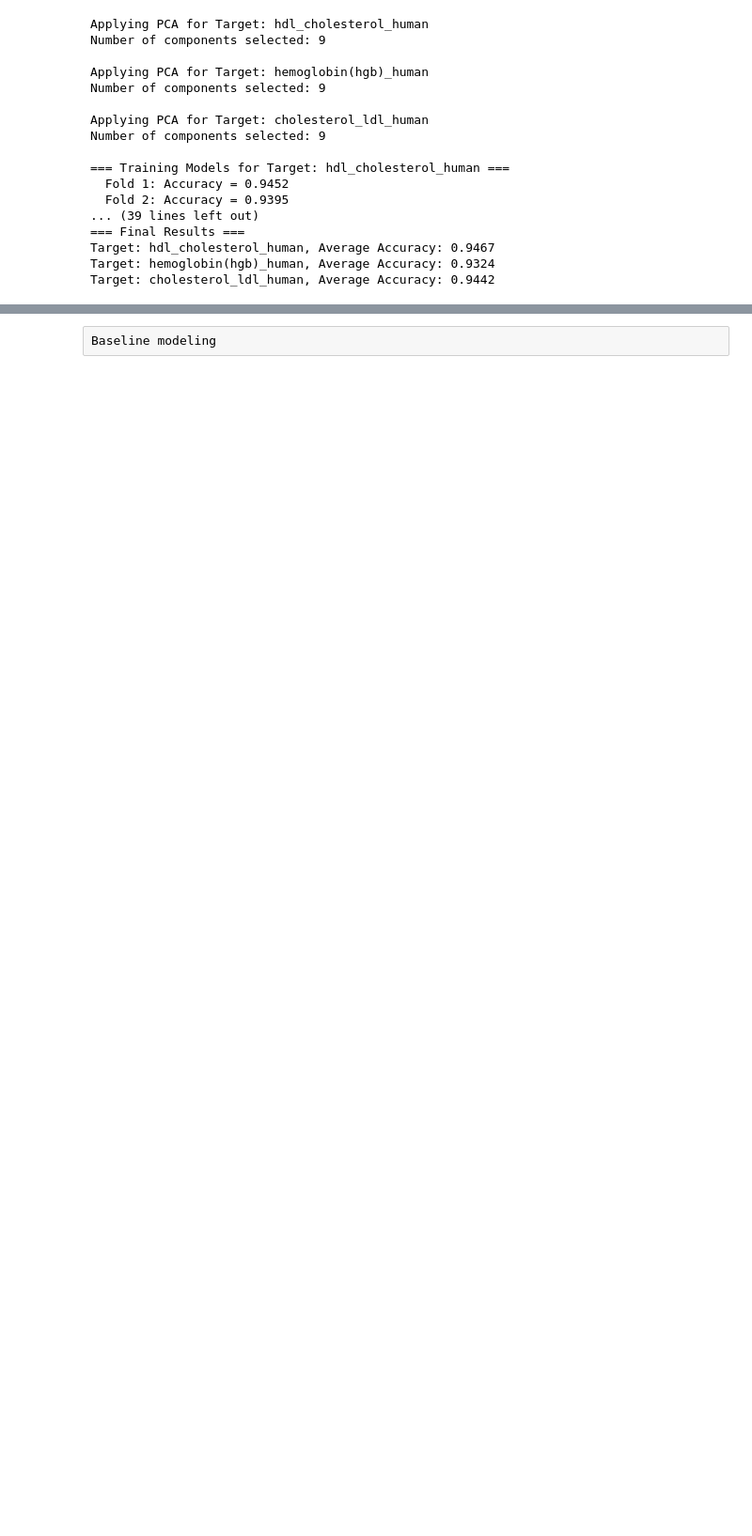
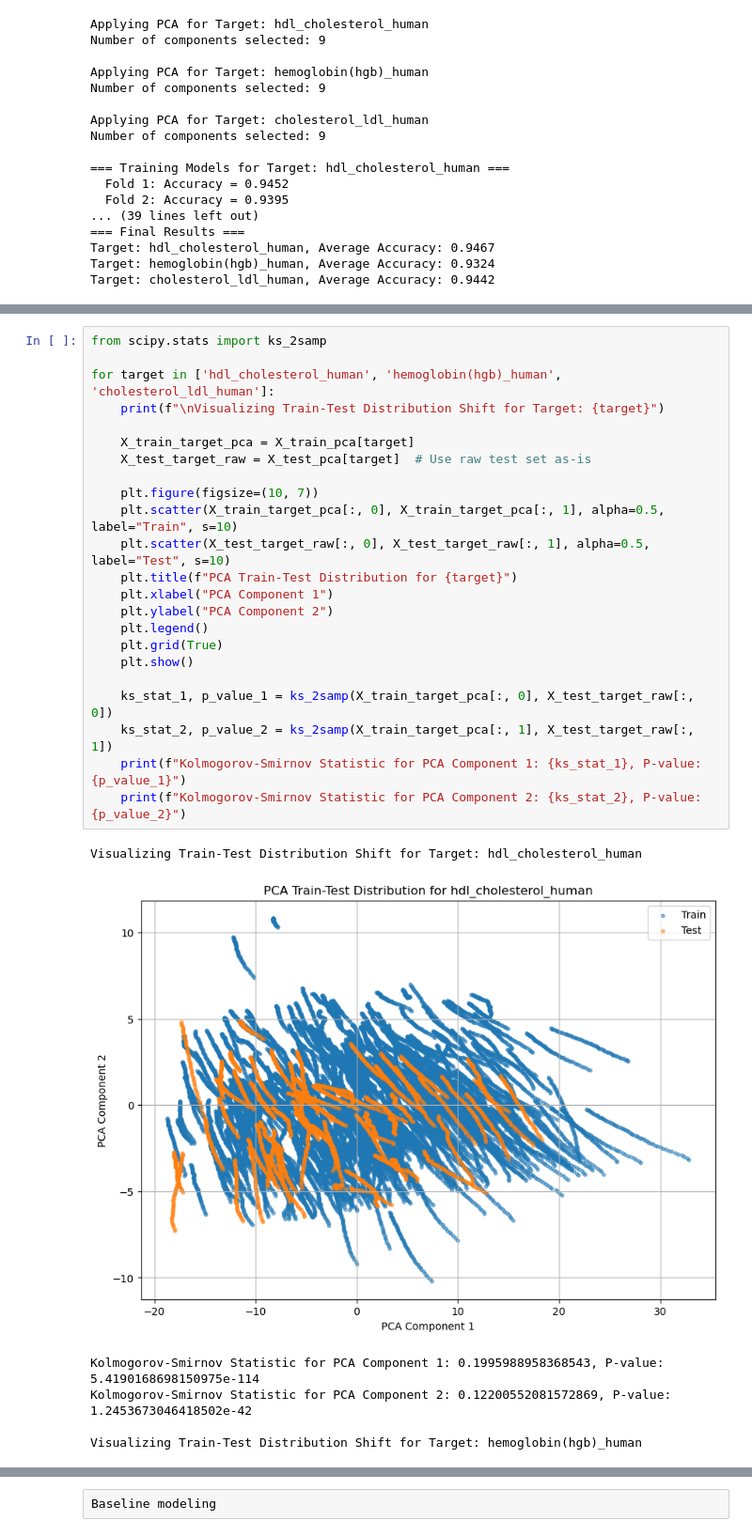
Before and after one commit to temgrom/DS-project, a Jupyter notebook: notebooks/Baseline.ipynb, the cells around one changed output, grey strips where cells are left out. Shown at 94% size. Drawn from its saved outputs; the diff is of its cells as text; blank space fills up the shorter version.

```diff
--- a/notebooks/Baseline.ipynb
+++ b/notebooks/Baseline.ipynb
@@ -199,3 +201,33 @@ VIF values for target: hdl_cholesterol_human
 6       PC7  1.0
 7       PC8  1.0
 8       PC9  1.0
+# %%
+from scipy.stats import ks_2samp
+
+for target in ['hdl_cholesterol_human', 'hemoglobin(hgb)_human', 'cholesterol_ldl_human']:
+    print(f"\nVisualizing Train-Test Distribution Shift for Target: {target}")
+
+    X_train_target_pca = X_train_pca[target]
+    X_test_target_raw = X_test_pca[target]  # Use raw test set as-is
+
+    plt.figure(figsize=(10, 7))
+    plt.scatter(X_train_target_pca[:, 0], X_train_target_pca[:, 1], alpha=0.5, label="Train", s=10)
+    plt.scatter(X_test_target_raw[:, 0], X_test_target_raw[:, 1], alpha=0.5, label="Test", s=10)
+    plt.title(f"PCA Train-Test Distribution for {target}")
+    plt.xlabel("PCA Component 1")
+    plt.ylabel("PCA Component 2")
+    plt.legend()
+    plt.grid(True)
+    plt.show()
+
+    ks_stat_1, p_value_1 = ks_2samp(X_train_target_pca[:, 0], X_test_target_raw[:, 0])
+    ks_stat_2, p_value_2 = ks_2samp(X_train_target_pca[:, 1], X_test_target_raw[:, 1])
+    print(f"Kolmogorov-Smirnov Statistic for PCA Component 1: {ks_stat_1}, P-value: {p_value_1}")
+    print(f"Kolmogorov-Smirnov Statistic for PCA Component 2: {ks_stat_2}, P-value: {p_value_2}")
+# %% [output]
+Visualizing Train-Test Distribution Shift for Target: hdl_cholesterol_human
+[figure, added]
+Kolmogorov-Smirnov Statistic for PCA Component 1: 0.1995988958368543, P-value: 5.4190168698150975e-114
+Kolmogorov-Smirnov Statistic for PCA Component 2: 0.12200552081572869, P-value: 1.2453673046418502e-42
+
+Visualizing Train-Test Distribution Shift for Target: hemoglobin(hgb)_human
```
Also changed, not shown: parts of 10 cells of this notebook.
